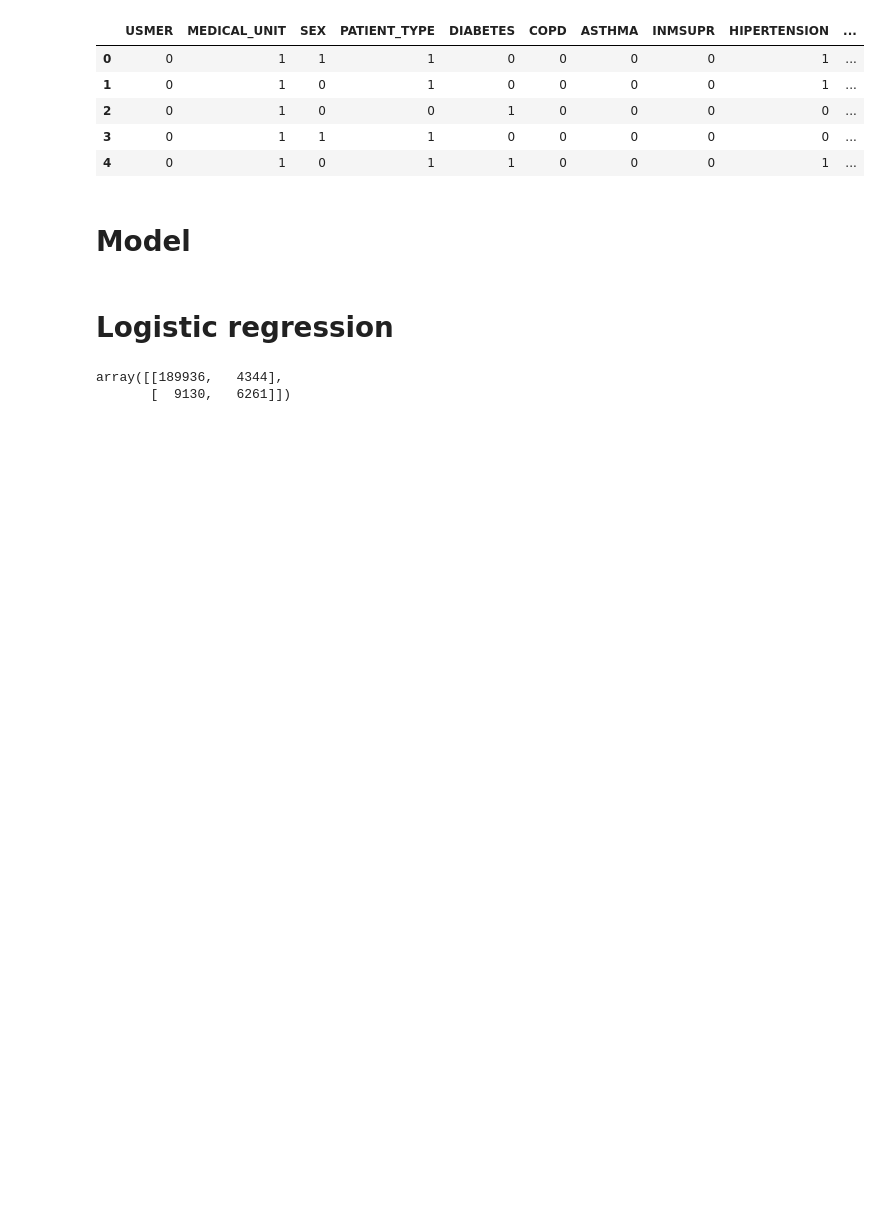
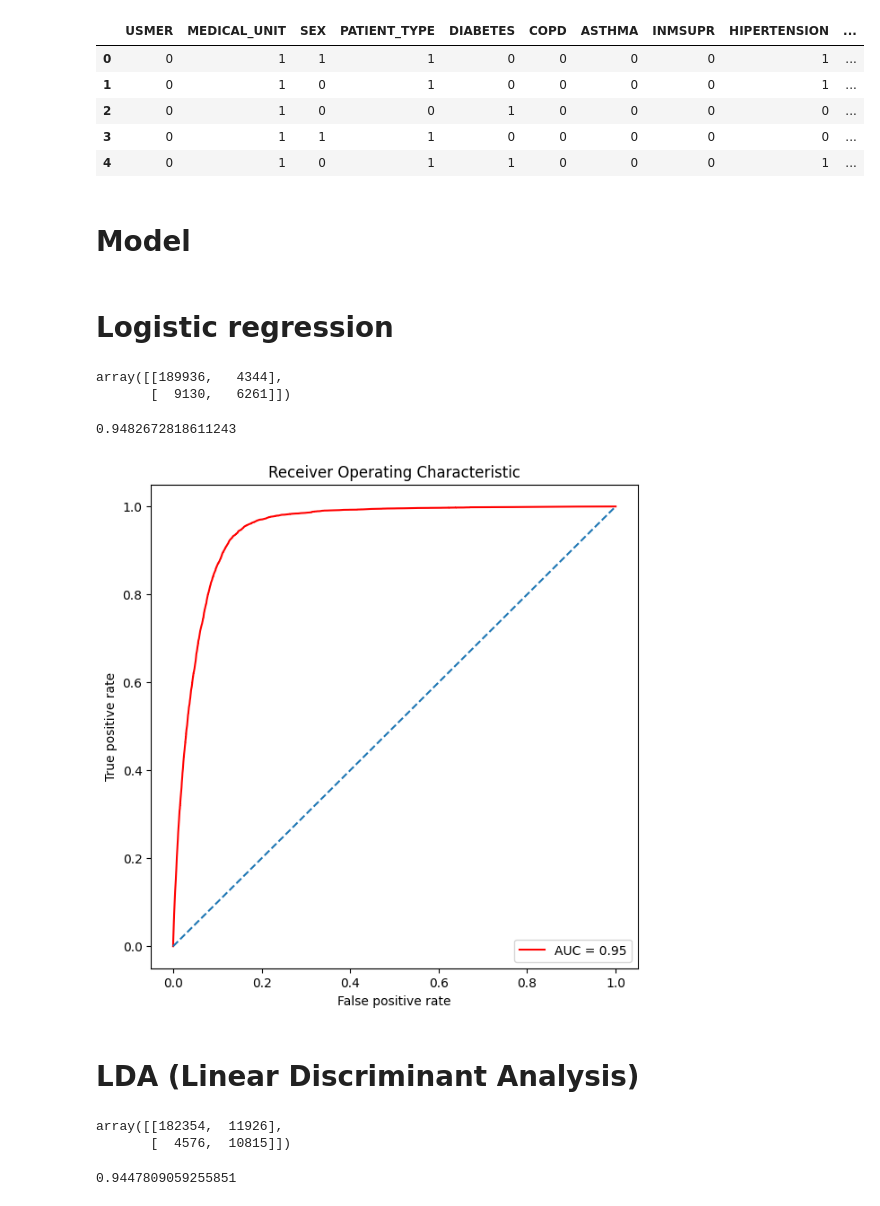
Before and after one commit to Jessie-mx-zhang/Covid-19, a Jupyter notebook: Covid.ipynb, the cells around one changed output. Drawn from its saved outputs; the diff is of its cells as text; code cells hidden in the pictures; blank space fills up the shorter version.

```diff
--- a/Covid.ipynb
+++ b/Covid.ipynb
@@ -71,5 +62,7 @@ from sklearn.metrics import roc_curve, auc, confusion_matrix
 # %%
-data = pd.read_csv('Covid Data.csv')
+DATAPATH = 'Covid Data.csv'
+
+data = pd.read_csv(DATAPATH)
 data.head()
 # %% [output]
 |  | USMER | MEDICAL_UNIT | SEX | PATIENT_TYPE | DATE_DIED | INTUBED | PNEUMONIA | AGE | PREGNANT | ... |
@@ -278,6 +227,36 @@ y_pred = np.where(y_prob > 0.5, 1, 0)
+# %%
+from sklearn.linear_model import LogisticRegression
+logistic_reg = LogisticRegression(max_iter=1000)
+
+logistic_reg.fit(X_train, y_train.ravel())
+
+y_prob = logistic_reg.predict_proba(X_test)[:,1]
+y_pred = np.where(y_prob > 0.5, 1, 0)
 # %%
 log_confusion_matrix = confusion_matrix(y_test, y_pred)
 log_confusion_matrix
 # %% [output]
 array([[189936,   4344],
        [  9130,   6261]])
+# %%
+false_positive_rate, true_positive_rate, thresholds = roc_curve(y_test, y_prob)
+roc_auc = auc(false_positive_rate, true_positive_rate)
+roc_auc
+# %% [output]
+0.9482672818611243
+# %%
+def plot_roc(roc_auc):
+    plt.figure(figsize=(7,7))
+    plt.title('Receiver Operating Characteristic')
+    plt.plot(false_positive_rate, true_positive_rate, color='red', label='AUC = %0.2f' % roc_auc)
+    plt.legend(loc='lower right')
+    plt.plot([0, 1], [0, 1], linestyle='--')
+    plt.axis('tight')
+    plt.ylabel('True positive rate')
+    plt.xlabel('False positive rate')
+# %%
+plot_roc(roc_auc)
+# %% [output]
+[figure, added]
+# %% [markdown]
+# LDA (Linear Discriminant Analysis)
@@ -283,0 +271,12 @@ array([[189936,   4344],
+# %%
+lda_confusion_matrix = confusion_matrix(y_test, y_pred_lda)
+lda_confusion_matrix
+# %% [output]
+array([[182354,  11926],
+       [  4576,  10815]])
+# %%
+false_positive_rate, true_positive_rate, thresholds = roc_curve(y_test, y_prob_lda)
+roc_auc_lda = auc(false_positive_rate, true_positive_rate)
+roc_auc_lda
+# %% [output]
+0.9447809059255851
```
Also changed, not shown: parts of 27 cells of this notebook.
